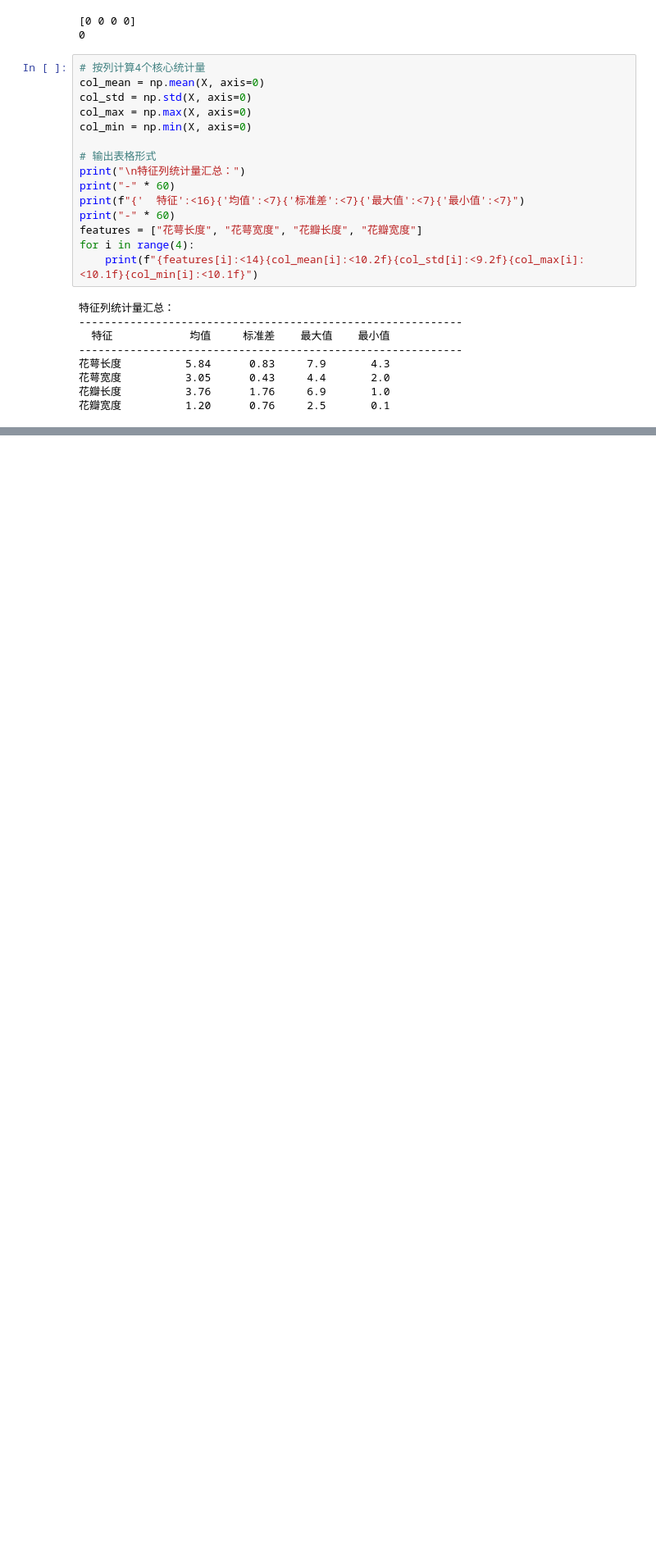
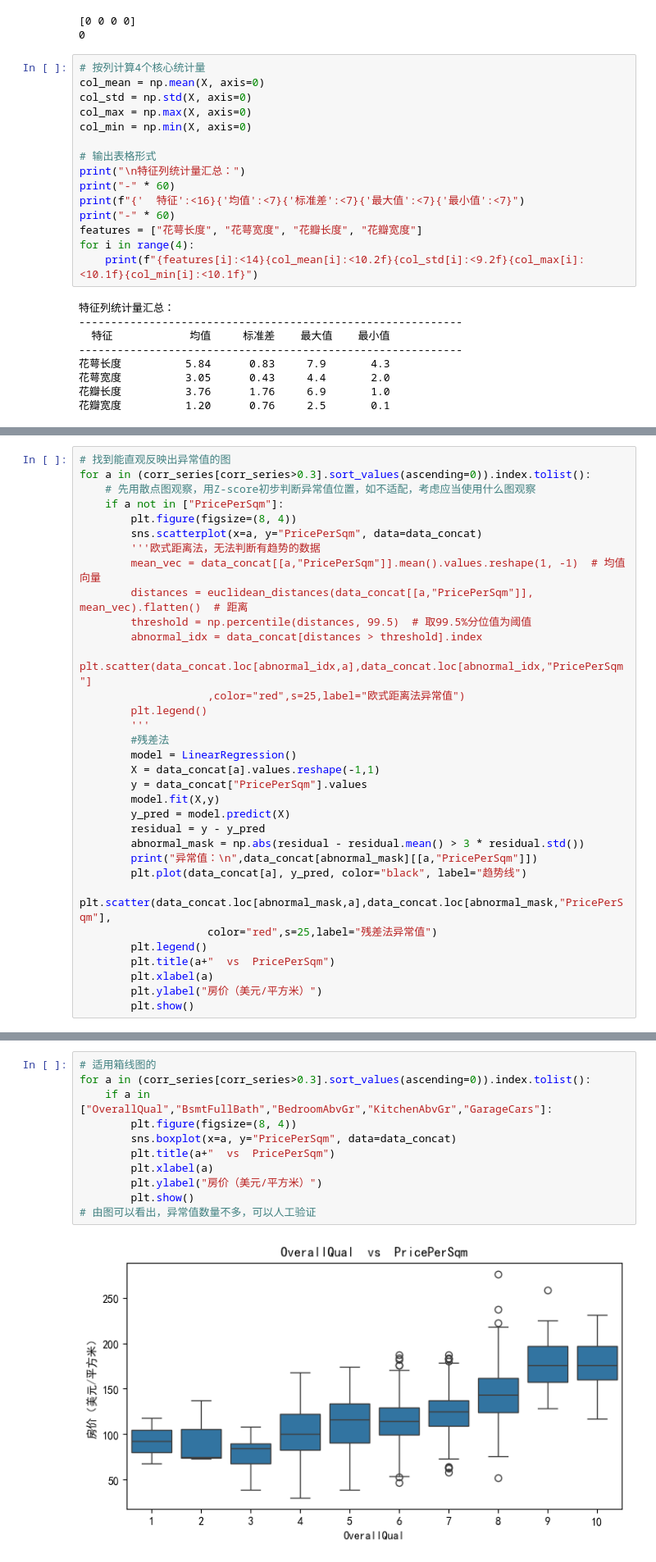
Before and after one commit to bingfeng99/AI-Learning, a Jupyter notebook: Numpy练习题.ipynb, the cells around one changed output, grey strips where cells are left out. Shown at 82% size. Saved outputs shown, nothing was run; the diff lists cells and outputs as text; blank space fills up the shorter version.

```diff
--- a/Numpy练习题.ipynb
+++ b/Numpy练习题.ipynb
@@ -113,0 +815,33 @@ print(setosa_samples.shape)
+# %%
+# 找到能直观反映出异常值的图
+for a in (corr_series[corr_series>0.3].sort_values(ascending=0)).index.tolist():
+    # 先用散点图观察，用Z-score初步判断异常值位置，如不适配，考虑应当使用什么图观察
+    if a not in ["PricePerSqm"]:
+        plt.figure(figsize=(8, 4))
+        sns.scatterplot(x=a, y="PricePerSqm", data=data_concat)
+        '''欧式距离法，无法判断有趋势的数据
+        mean_vec = data_concat[[a,"PricePerSqm"]].mean().values.reshape(1, -1)  # 均值向量
+        distances = euclidean_distances(data_concat[[a,"PricePerSqm"]], mean_vec).flatten()  # 距离
+        threshold = np.percentile(distances, 99.5)  # 取99.5%分位值为阈值
+        abnormal_idx = data_concat[distances > threshold].index
+        plt.scatter(data_concat.loc[abnormal_idx,a],data_concat.loc[abnormal_idx,"PricePerSqm"]
+                    ,color="red",s=25,label="欧式距离法异常值")
+        plt.legend()
+        '''
+        #残差法
+        model = LinearRegression()
+        X = data_concat[a].values.reshape(-1,1)
+        y = data_concat["PricePerSqm"].values
+        model.fit(X,y)
+        y_pred = model.predict(X)
+        residual = y - y_pred
+        abnormal_mask = np.abs(residual - residual.mean() > 3 * residual.std())
+        print("异常值：\n",data_concat[abnormal_mask][[a,"PricePerSqm"]])
+        plt.plot(data_concat[a], y_pred, color="black", label="趋势线")
+        plt.scatter(data_concat.loc[abnormal_mask,a],data_concat.loc[abnormal_mask,"PricePerSqm"],
+                    color="red",s=25,label="残差法异常值")
+        plt.legend()
+        plt.title(a+"  vs  PricePerSqm")
+        plt.xlabel(a)
+        plt.ylabel("房价（美元/平方米）")
+        plt.show()
@@ -113,0 +900,13 @@ print(setosa_samples.shape)
+# %%
+# 适用箱线图的
+for a in (corr_series[corr_series>0.3].sort_values(ascending=0)).index.tolist():
+    if a in ["OverallQual","BsmtFullBath","BedroomAbvGr","KitchenAbvGr","GarageCars"]:
+        plt.figure(figsize=(8, 4))
+        sns.boxplot(x=a, y="PricePerSqm", data=data_concat)
+        plt.title(a+"  vs  PricePerSqm")
+        plt.xlabel(a)
+        plt.ylabel("房价（美元/平方米）")
+        plt.show()
+# 由图可以看出，异常值数量不多，可以人工验证
+# %% [output]
+[figure, added]
```
Also changed, not shown: parts of 30 cells of this notebook.
